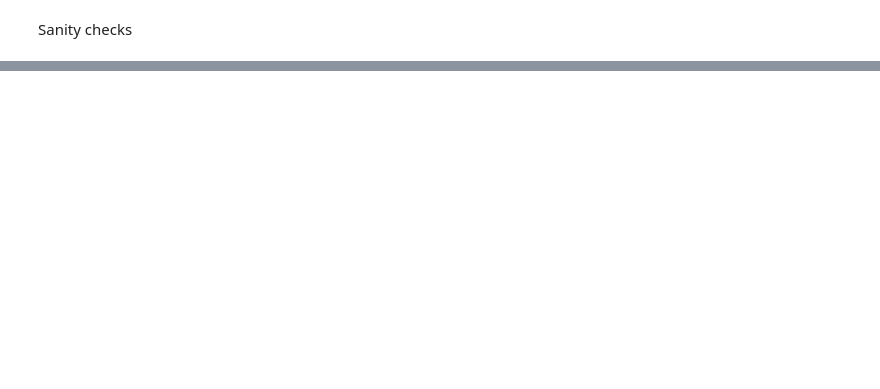
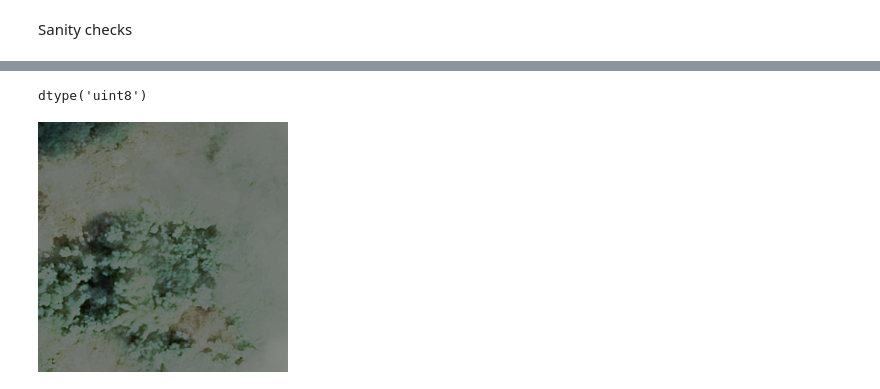
Before and after one commit to ThomasFaria/detection-habitat-spontane, a Jupyter notebook: notebooks/object_detection.ipynb, the cells around one changed output, grey strips where cells are left out. Drawn from its saved outputs; the diff is of its cells as text; code cells hidden in the pictures; blank space fills up the shorter version.

```diff
--- a/notebooks/object_detection.ipynb
+++ b/notebooks/object_detection.ipynb
@@ -345,0 +346,10 @@ tensor([[[ 99.,  98., 101.,  ..., 105., 100., 100.],
+# %%
+img.astype(np.uint8).dtype
+# %% [output]
+dtype('uint8')
+# %%
+from PIL import Image
+image = Image.fromarray(np.transpose(img.astype(np.uint8), (1, 2, 0)), mode="RGB")
+image
+# %% [output]
+[figure, added]
```
Also changed, not shown: parts of 20 cells of this notebook, 3 other files.
